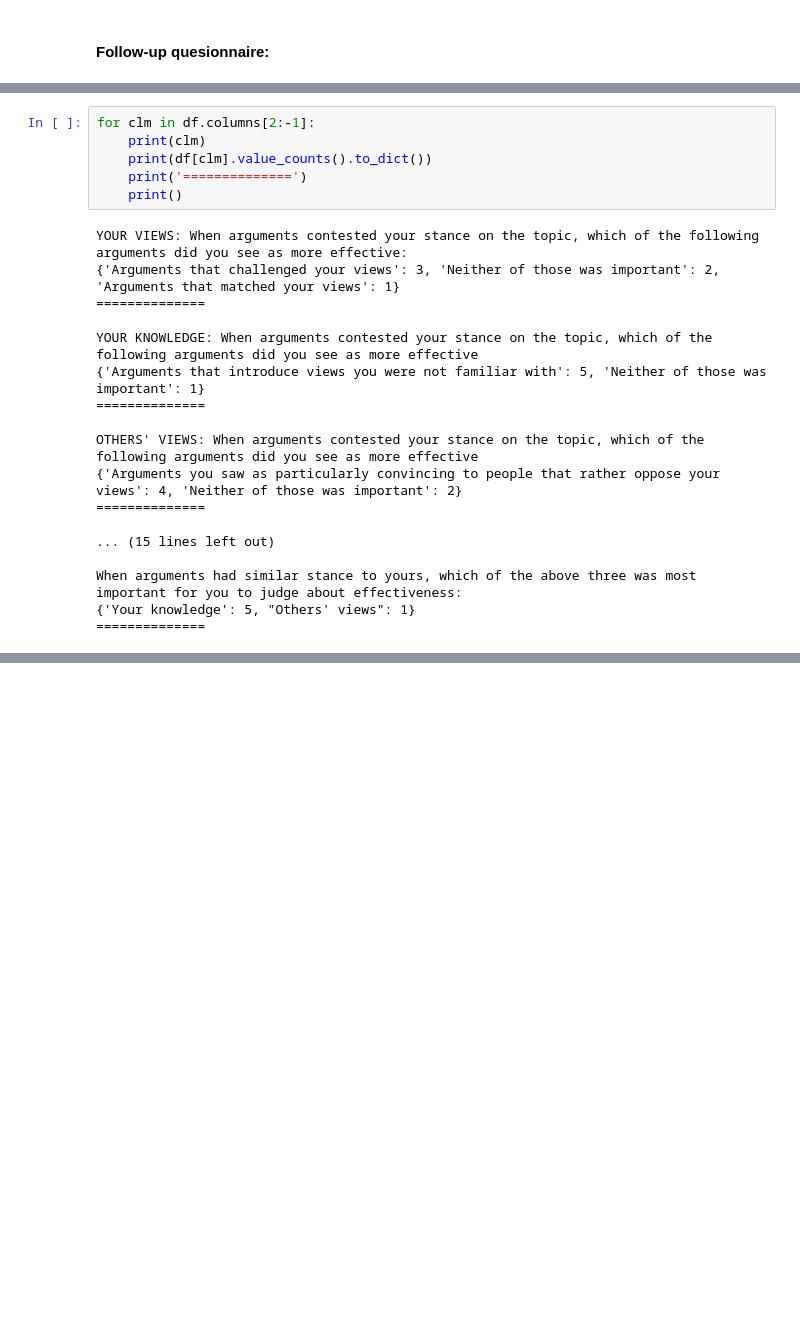
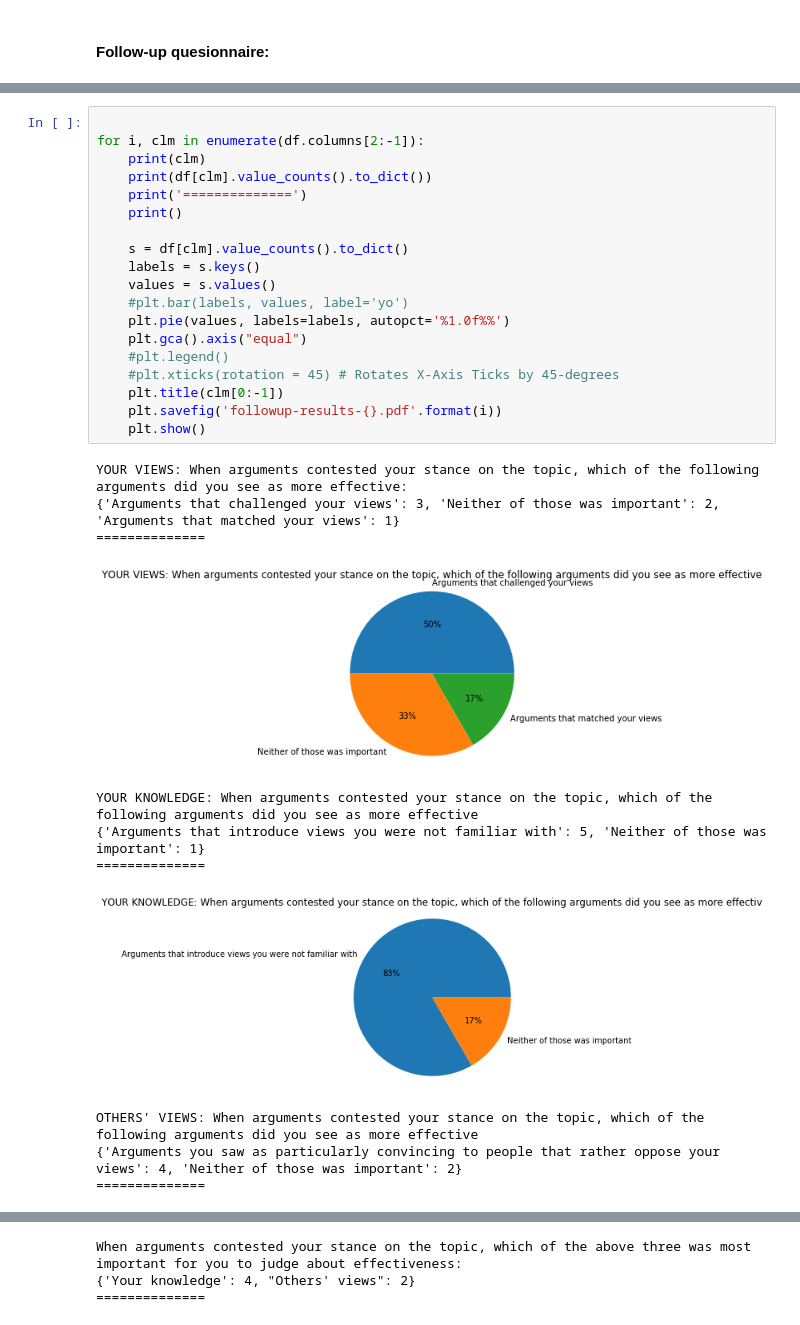
Before and after one commit to webis-de/acl22-moral-debater-a-study-on-the-computational-generation-of-morally-framed-arguments, a Jupyter notebook: src-ipynb/moral-debater/response_analysis.ipynb, the cells around one changed output, grey strips where cells are left out. Cells and saved outputs as stored; diff of their text form; blank space fills up the shorter version.

```diff
--- a/src-ipynb/moral-debater/response_analysis.ipynb
+++ b/src-ipynb/moral-debater/response_analysis.ipynb
@@ -389,26 +378,33 @@ df.head(n=10)
 | 4 | 7/23/2021 16:06:31 | mikestroup@suddenlink.net | Arguments that challenged your views | Neither of those was important | Neither of those was important | ... |
 | 5 | 7/25/2021 0:56:09 | mpy2@aol.com | Arguments that matched your views | Arguments that introduce views yo... | Arguments you saw as particularly... | ... |
 # %%
-for clm in df.columns[2:-1]:
+
+for i, clm in enumerate(df.columns[2:-1]):
     print(clm)
     print(df[clm].value_counts().to_dict())
     print('==============')
     print()
+
+    s = df[clm].value_counts().to_dict()
+    labels = s.keys()
+    values = s.values()
+    #plt.bar(labels, values, label='yo')
+    plt.pie(values, labels=labels, autopct='%1.0f%%')
+    plt.gca().axis("equal")
+    #plt.legend()
+    #plt.xticks(rotation = 45) # Rotates X-Axis Ticks by 45-degrees
+    plt.title(clm[0:-1])
+    plt.savefig('followup-results-{}.pdf'.format(i))
+    plt.show()
 # %% [output]
 YOUR VIEWS: When arguments contested your stance on the topic, which of the following arguments did you see as more effective:
 {'Arguments that challenged your views': 3, 'Neither of those was important': 2, 'Arguments that matched your views': 1}
 ==============
-
-YOUR KNOWLEDGE: When arguments contested your stance on the topic, which of the following arguments did you see as more effective
-{'Arguments that introduce views you were not familiar with': 5, 'Neither of those was important': 1}
-==============
-
-OTHERS' VIEWS: When arguments contested your stance on the topic, which of the following arguments did you see as more effective
-{'Arguments you saw as particularly convincing to people that rather oppose your views': 4, 'Neither of those was important': 2}
-==============
-
-... (15 lines left out)
-
-When arguments had similar stance to yours, which of the above three was most important for you to judge about effectiveness:
-{'Your knowledge': 5, "Others' views": 1}
-==============
+[figure, added]
+YOUR KNOWLEDGE: When arguments contested your stance on the topic, which of the following arguments did you see as more effective
+{'Arguments that introduce views you were not familiar with': 5, 'Neither of those was important': 1}
+==============
+[figure, added]
+OTHERS' VIEWS: When arguments contested your stance on the topic, which of the following arguments did you see as more effective
+{'Arguments you saw as particularly convincing to people that rather oppose your views': 4, 'Neither of those was important': 2}
+==============
@@ -414,0 +412,3 @@ When arguments had similar stance to yours, which of the above three was most im
+When arguments contested your stance on the topic, which of the above three was most important for you to judge about effectiveness:
+{'Your knowledge': 4, "Others' views": 2}
+==============
```
Also changed, not shown: parts of 8 cells of this notebook.
